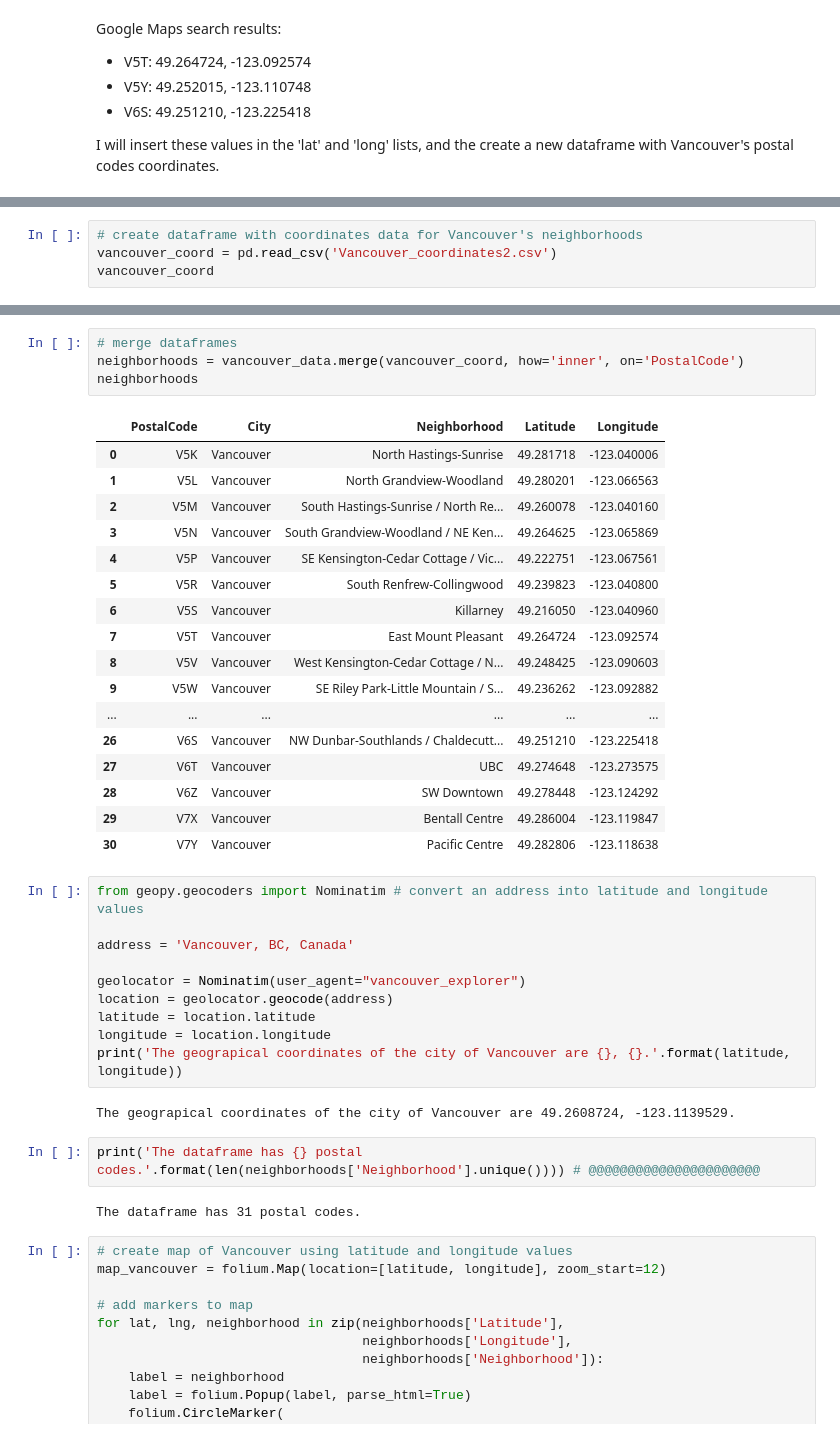
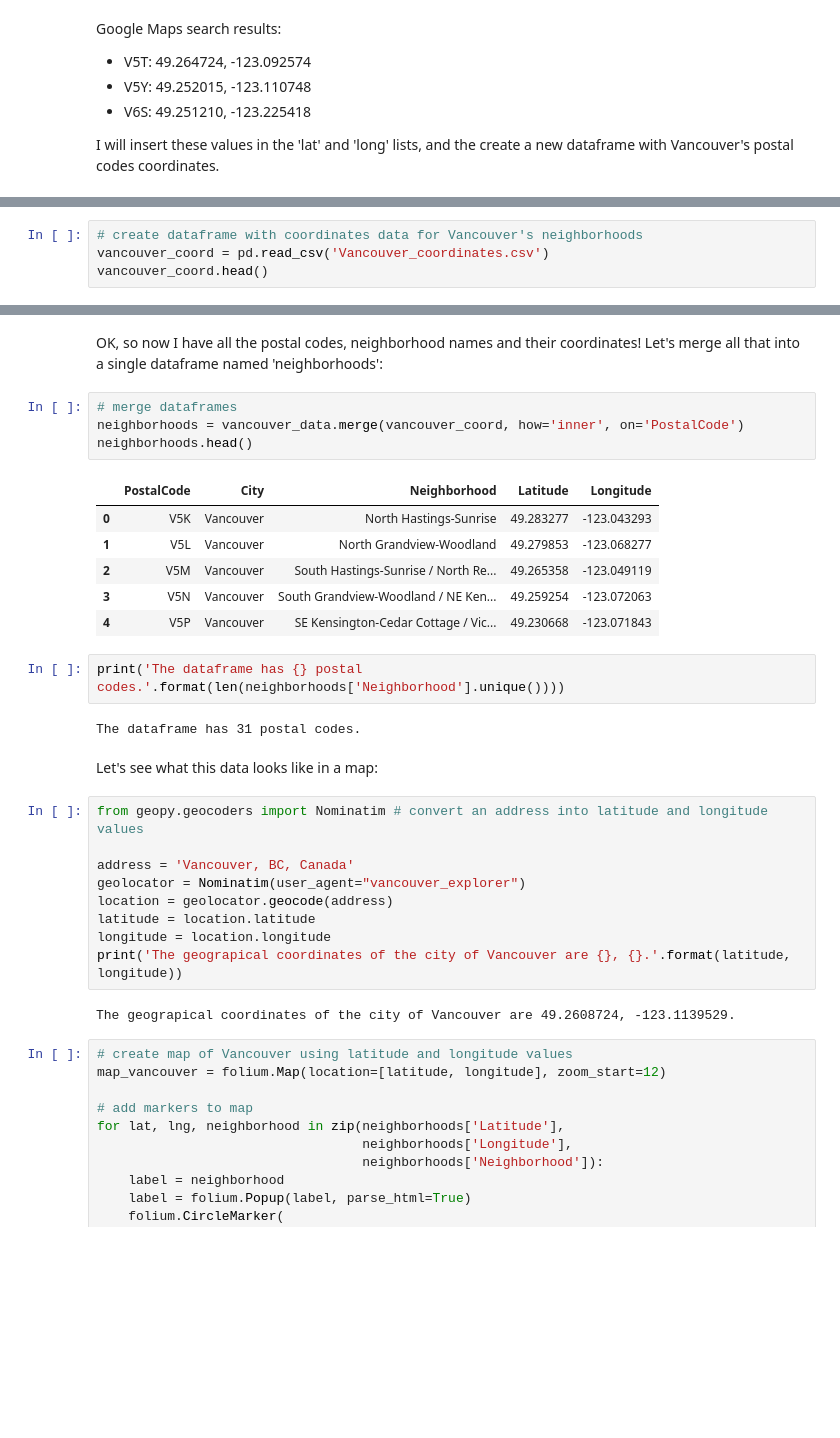
Before and after one commit to alinasansevich/Coursera_Capstone, a Jupyter notebook: Battle_of_the_Neighborhoods_Vancouver.ipynb, the cells around one changed output, grey strips where cells are left out. Saved outputs shown, nothing was run; the diff lists cells and outputs as text; blank space fills up the shorter version.

Commit message:
Completed Data section.

```diff
--- a/Battle_of_the_Neighborhoods_Vancouver.ipynb
+++ b/Battle_of_the_Neighborhoods_Vancouver.ipynb
@@ -331,6 +280,6 @@ df.to_csv('Vancouver_coordinates2.csv', index=False)
 # %%
 # create dataframe with coordinates data for Vancouver's neighborhoods
-vancouver_coord = pd.read_csv('Vancouver_coordinates2.csv')
-vancouver_coord
+vancouver_coord = pd.read_csv('Vancouver_coordinates.csv')
+vancouver_coord.head()
 # %% [output]
 |  | PostalCode | Latitude | Longitude |
@@ -353,30 +291,26 @@ vancouver_coord
+# %% [markdown]
+OK, so now I have all the postal codes, neighborhood names and their coordinates! Let's merge all that into a single dataframe named 'neighborhoods':
 # %%
 # merge dataframes
 neighborhoods = vancouver_data.merge(vancouver_coord, how='inner', on='PostalCode')
-neighborhoods
+neighborhoods.head()
 # %% [output]
 |  | PostalCode | City | Neighborhood | Latitude | Longitude |
-| 0 | V5K | Vancouver | North Hastings-Sunrise | 49.281718 | -123.040006 |
-| 1 | V5L | Vancouver | North Grandview-Woodland | 49.280201 | -123.066563 |
-| 2 | V5M | Vancouver | South Hastings-Sunrise / North Re... | 49.260078 | -123.040160 |
-| 3 | V5N | Vancouver | South Grandview-Woodland / NE Ken... | 49.264625 | -123.065869 |
-| 4 | V5P | Vancouver | SE Kensington-Cedar Cottage / Vic... | 49.222751 | -123.067561 |
-| 5 | V5R | Vancouver | South Renfrew-Collingwood | 49.239823 | -123.040800 |
-| 6 | V5S | Vancouver | Killarney | 49.216050 | -123.040960 |
-| 7 | V5T | Vancouver | East Mount Pleasant | 49.264724 | -123.092574 |
-| 8 | V5V | Vancouver | West Kensington-Cedar Cottage / N... | 49.248425 | -123.090603 |
-| 9 | V5W | Vancouver | SE Riley Park-Little Mountain / S... | 49.236262 | -123.092882 |
-| ... | ... | ... | ... | ... | ... |
-| 26 | V6S | Vancouver | NW Dunbar-Southlands / Chaldecutt... | 49.251210 | -123.225418 |
-| 27 | V6T | Vancouver | UBC | 49.274648 | -123.273575 |
-| 28 | V6Z | Vancouver | SW Downtown | 49.278448 | -123.124292 |
-| 29 | V7X | Vancouver | Bentall Centre | 49.286004 | -123.119847 |
-| 30 | V7Y | Vancouver | Pacific Centre | 49.282806 | -123.118638 |
+| 0 | V5K | Vancouver | North Hastings-Sunrise | 49.283277 | -123.043293 |
+| 1 | V5L | Vancouver | North Grandview-Woodland | 49.279853 | -123.068277 |
+| 2 | V5M | Vancouver | South Hastings-Sunrise / North Re... | 49.265358 | -123.049119 |
+| 3 | V5N | Vancouver | South Grandview-Woodland / NE Ken... | 49.259254 | -123.072063 |
+| 4 | V5P | Vancouver | SE Kensington-Cedar Cottage / Vic... | 49.230668 | -123.071843 |
+# %%
+print('The dataframe has {} postal codes.'.format(len(neighborhoods['Neighborhood'].unique())))
+# %% [output]
+The dataframe has 31 postal codes.
+# %% [markdown]
+Let's see what this data looks like in a map:
 # %%
 from geopy.geocoders import Nominatim # convert an address into latitude and longitude values
 
 address = 'Vancouver, BC, Canada'
-
 geolocator = Nominatim(user_agent="vancouver_explorer")
 location = geolocator.geocode(address)
 latitude = location.latitude
@@ -384,10 +318,6 @@ longitude = location.longitude
 print('The geograpical coordinates of the city of Vancouver are {}, {}.'.format(latitude, longitude))
 # %% [output]
 The geograpical coordinates of the city of Vancouver are 49.2608724, -123.1139529.
-# %%
-print('The dataframe has {} postal codes.'.format(len(neighborhoods['Neighborhood'].unique()))) # @@@@@@@@@@@@@@@@@@@@@@
-# %% [output]
-The dataframe has 31 postal codes.
 # %%
 # create map of Vancouver using latitude and longitude values
 map_vancouver = folium.Map(location=[latitude, longitude], zoom_start=12)
```
Also changed, not shown: parts of 18 cells of this notebook.
